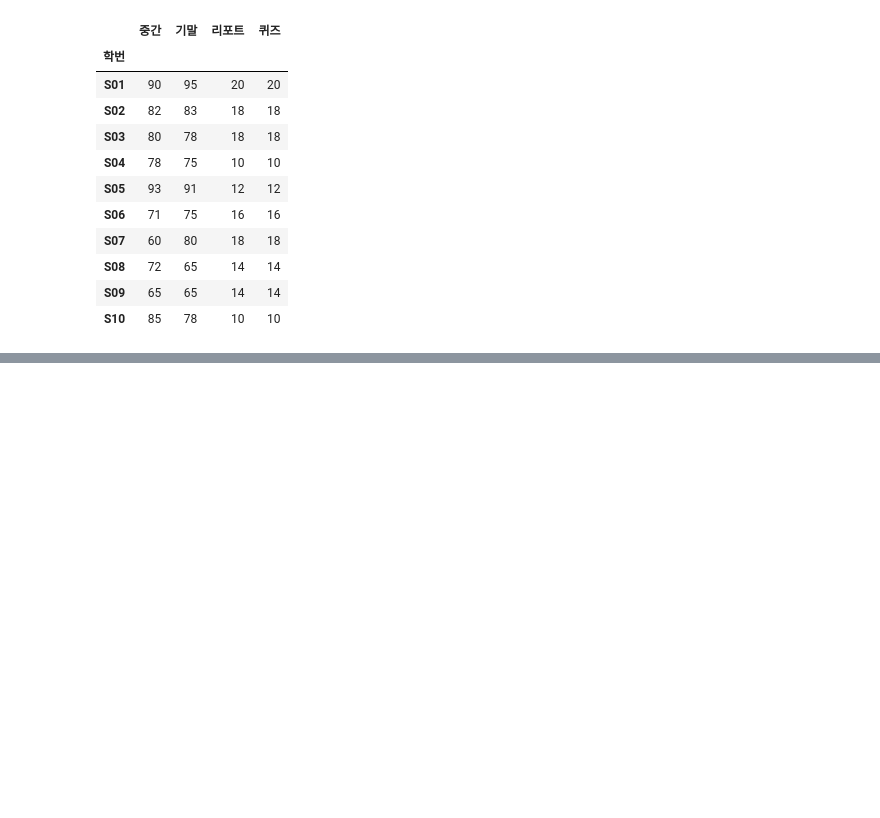
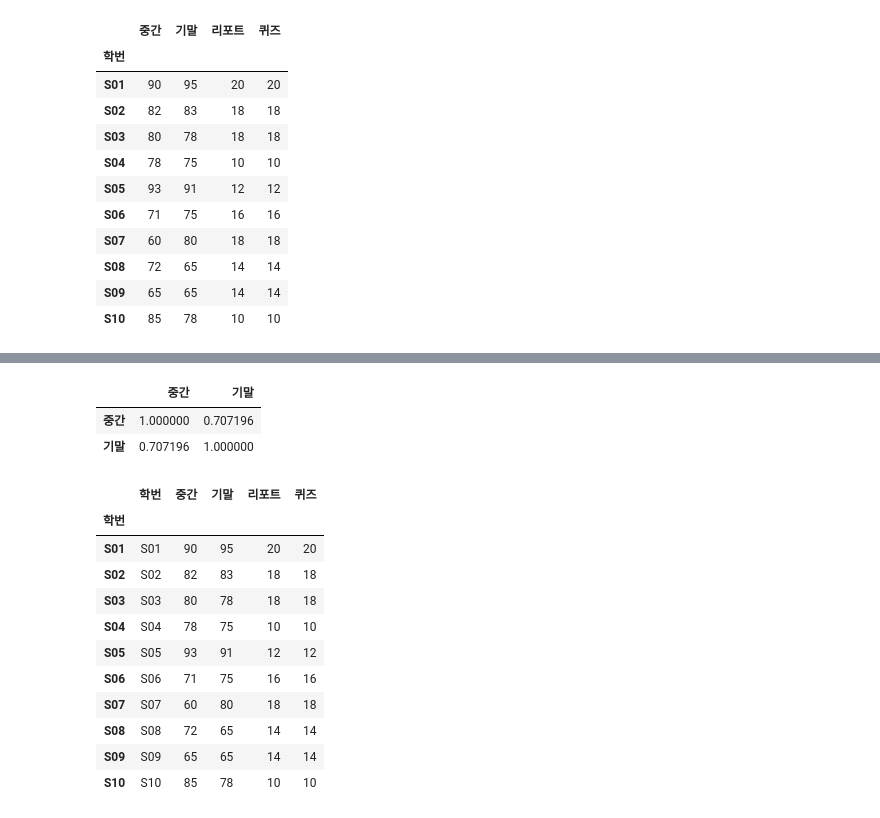
Before and after one commit to RANNY1042/DataScience, a Jupyter notebook: 0527_파이썬 기초.ipynb, the cells around one changed output, grey strips where cells are left out. Drawn from its saved outputs; the diff is of its cells as text; code cells hidden in the pictures; blank space fills up the shorter version.

```diff
--- a/0527_파이썬 기초.ipynb
+++ b/0527_파이썬 기초.ipynb
@@ -730,0 +742,22 @@ df1.set_index('학번')
+# %%
+df1[['중간','기말']].corr()
+# %% [output]
+|  | 중간 | 기말 |
+| 중간 | 1.000000 | 0.707196 |
+| 기말 | 0.707196 | 1.000000 |
+# %%
+df1.index=df1['학번']
+df1
+# %% [output]
+|  | 학번 | 중간 | 기말 | 리포트 | 퀴즈 |
+| 학번 |  |  |  |  |  |
+| S01 | S01 | 90 | 95 | 20 | 20 |
+| S02 | S02 | 82 | 83 | 18 | 18 |
+| S03 | S03 | 80 | 78 | 18 | 18 |
+| S04 | S04 | 78 | 75 | 10 | 10 |
+| S05 | S05 | 93 | 91 | 12 | 12 |
+| S06 | S06 | 71 | 75 | 16 | 16 |
+| S07 | S07 | 60 | 80 | 18 | 18 |
+| S08 | S08 | 72 | 65 | 14 | 14 |
+| S09 | S09 | 65 | 65 | 14 | 14 |
+| S10 | S10 | 85 | 78 | 10 | 10 |
```
Also changed, not shown: parts of 20 cells of this notebook.
